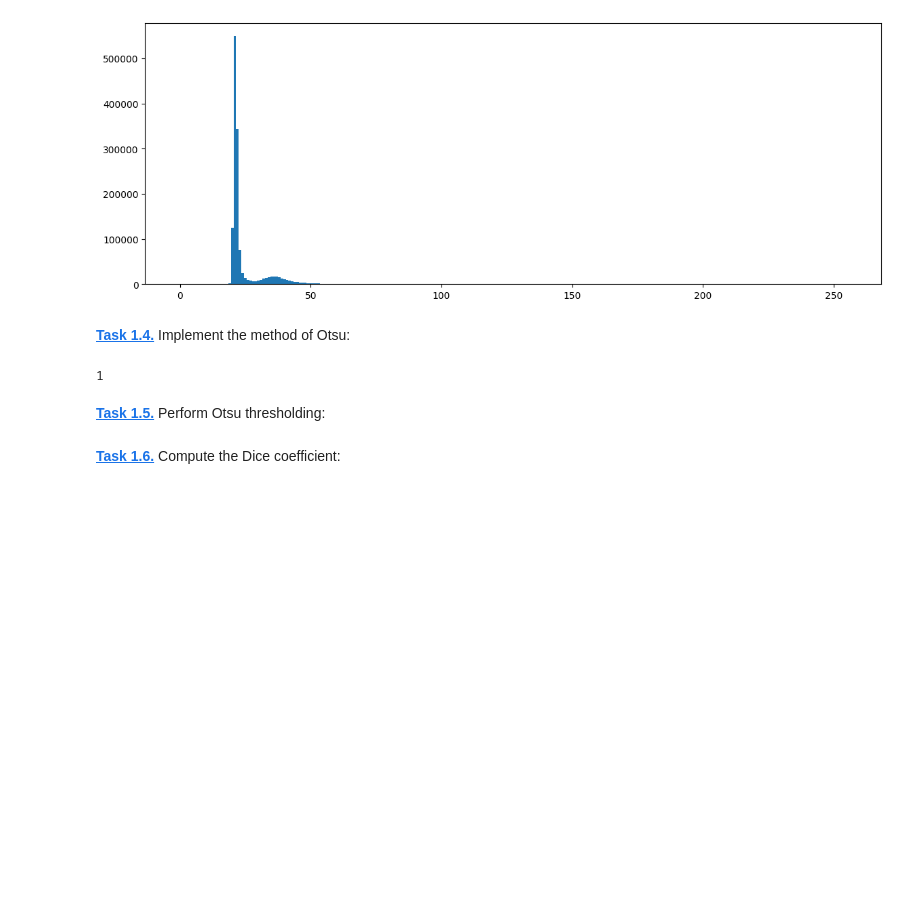
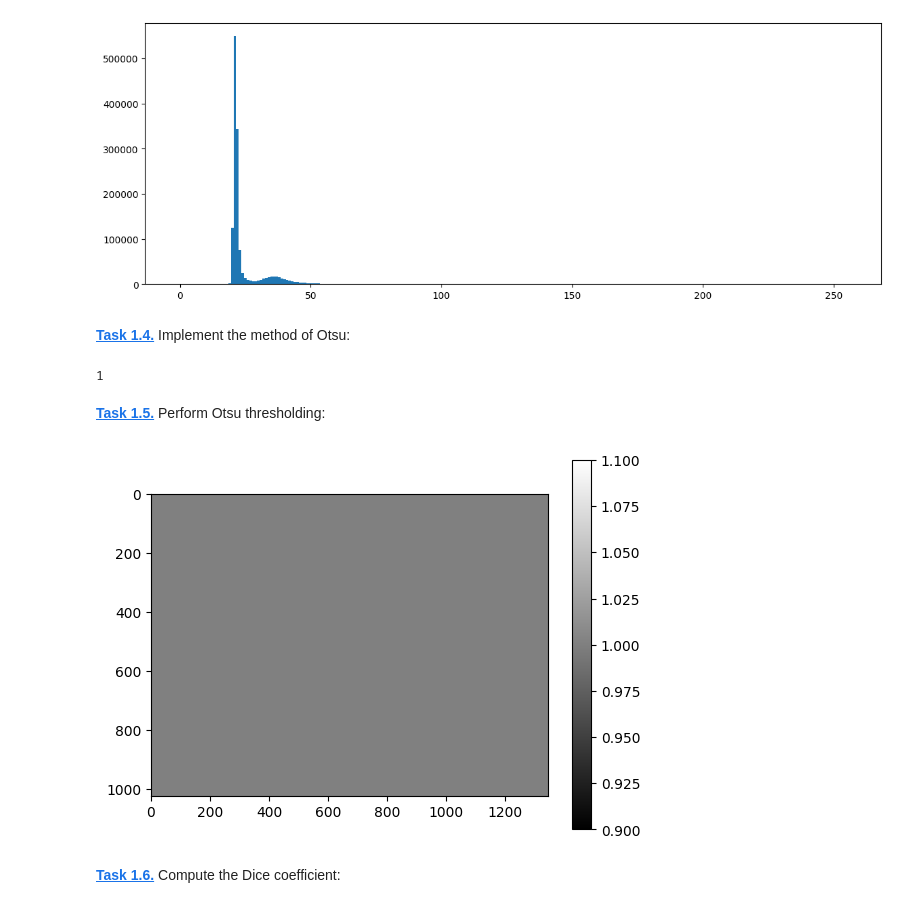
Before and after one commit to k8nsti/mobi-fs5-python, a Jupyter notebook: otsu.ipynb, the cells around one changed output. Cells and saved outputs as stored; diff of their text form; code cells hidden in the pictures; blank space fills up the shorter version.

```diff
--- a/otsu.ipynb
+++ b/otsu.ipynb
@@ -45,5 +45,14 @@ print(np.argmin(T_min))
 1
 # %% [markdown]
 **[Task 1.5.]()** Perform Otsu thresholding:
+# %%
+thres = 1
+otsu_image = img8 >= thres
+plt.figure()
+plt.imshow(otsu_image, cmap='gray')
+plt.colorbar()
+plt.show()
+# %% [output]
+[figure, added]
 # %% [markdown]
 **[Task 1.6.]()** Compute the Dice coefficient:
```
Also changed, not shown: parts of 1 cell of this notebook.
